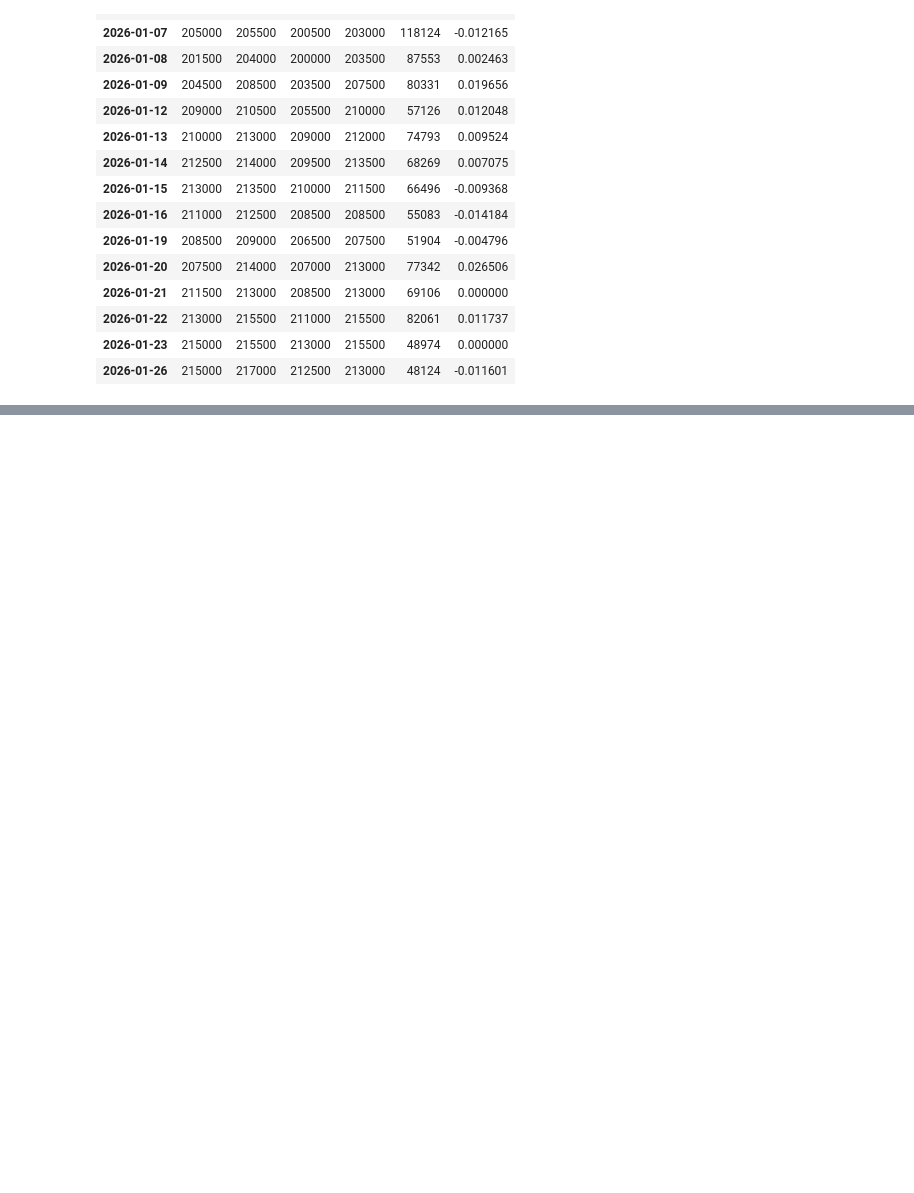
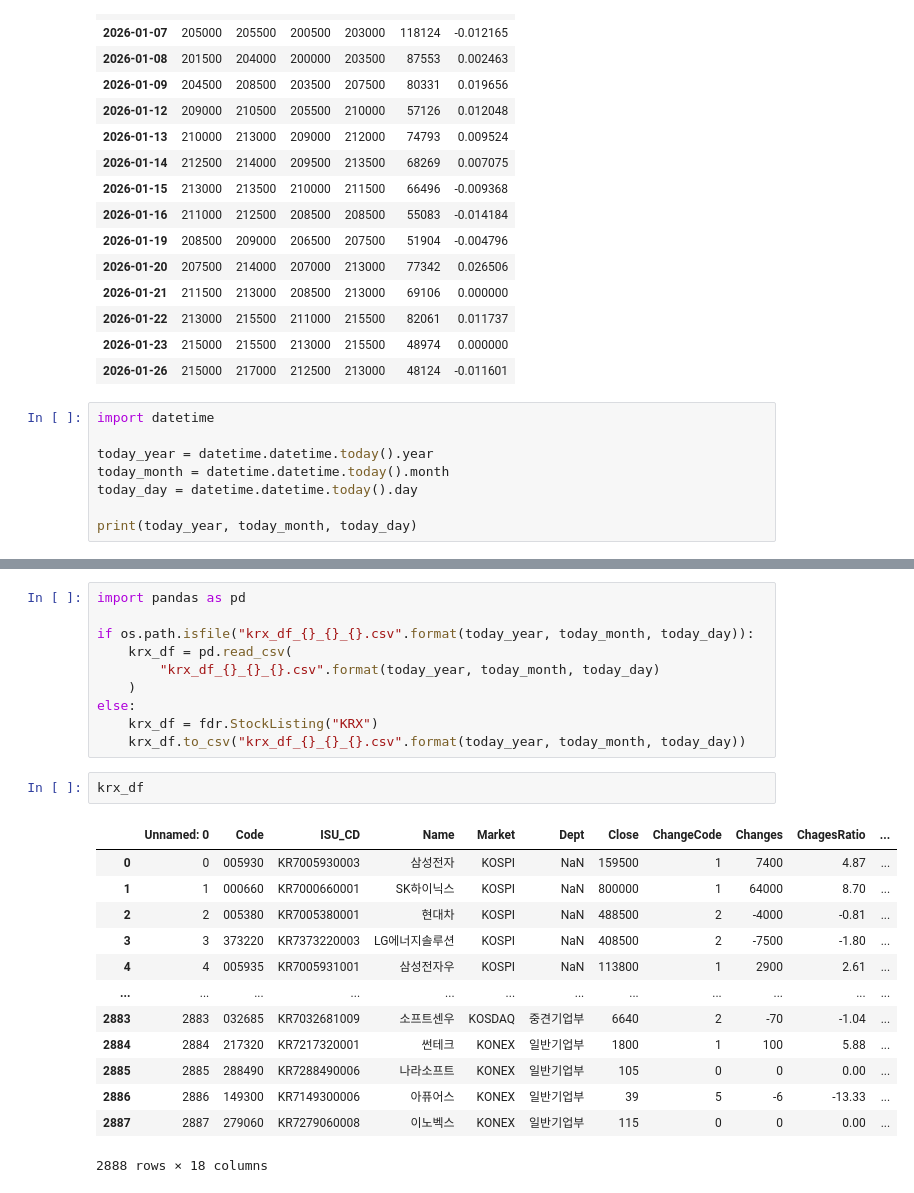
Before and after one commit to bbangwon/finance-study, a Jupyter notebook: study_001.ipynb, the cells around one changed output, grey strips where cells are left out. Saved outputs shown, nothing was run; the diff lists cells and outputs as text; blank space fills up the shorter version.

```diff
--- a/study_001.ipynb
+++ b/study_001.ipynb
@@ -161,3 +161,11 @@ df
 | 2026-01-22 | 213000 | 215500 | 211000 | 215500 | 82061 | 0.011737 |
 | 2026-01-23 | 215000 | 215500 | 213000 | 215500 | 48974 | 0.000000 |
 | 2026-01-26 | 215000 | 217000 | 212500 | 213000 | 48124 | -0.011601 |
+# %%
+import datetime
+
+today_year = datetime.datetime.today().year
+today_month = datetime.datetime.today().month
+today_day = datetime.datetime.today().day
+
+print(today_year, today_month, today_day)
@@ -163,0 +201,26 @@ df
+# %%
+import pandas as pd
+
+if os.path.isfile("krx_df_{}_{}_{}.csv".format(today_year, today_month, today_day)):
+    krx_df = pd.read_csv(
+        "krx_df_{}_{}_{}.csv".format(today_year, today_month, today_day)
+    )
+else:
+    krx_df = fdr.StockListing("KRX")
+    krx_df.to_csv("krx_df_{}_{}_{}.csv".format(today_year, today_month, today_day))
+# %%
+krx_df
+# %% [output]
+|  | Unnamed: 0 | Code | ISU_CD | Name | Market | Dept | Close | ChangeCode | Changes | ChagesRatio | ... |
+| 0 | 0 | 005930 | KR7005930003 | 삼성전자 | KOSPI | NaN | 159500 | 1 | 7400 | 4.87 | ... |
+| 1 | 1 | 000660 | KR7000660001 | SK하이닉스 | KOSPI | NaN | 800000 | 1 | 64000 | 8.70 | ... |
+| 2 | 2 | 005380 | KR7005380001 | 현대차 | KOSPI | NaN | 488500 | 2 | -4000 | -0.81 | ... |
+| 3 | 3 | 373220 | KR7373220003 | LG에너지솔루션 | KOSPI | NaN | 408500 | 2 | -7500 | -1.80 | ... |
+| 4 | 4 | 005935 | KR7005931001 | 삼성전자우 | KOSPI | NaN | 113800 | 1 | 2900 | 2.61 | ... |
+| ... | ... | ... | ... | ... | ... | ... | ... | ... | ... | ... | ... |
+| 2883 | 2883 | 032685 | KR7032681009 | 소프트센우 | KOSDAQ | 중견기업부 | 6640 | 2 | -70 | -1.04 | ... |
+| 2884 | 2884 | 217320 | KR7217320001 | 썬테크 | KONEX | 일반기업부 | 1800 | 1 | 100 | 5.88 | ... |
+| 2885 | 2885 | 288490 | KR7288490006 | 나라소프트 | KONEX | 일반기업부 | 105 | 0 | 0 | 0.00 | ... |
+| 2886 | 2886 | 149300 | KR7149300006 | 아퓨어스 | KONEX | 일반기업부 | 39 | 5 | -6 | -13.33 | ... |
+| 2887 | 2887 | 279060 | KR7279060008 | 이노벡스 | KONEX | 일반기업부 | 115 | 0 | 0 | 0.00 | ... |
+2888 rows × 18 columns
```
Also changed, not shown: parts of 4 cells of this notebook, 1 other file.
